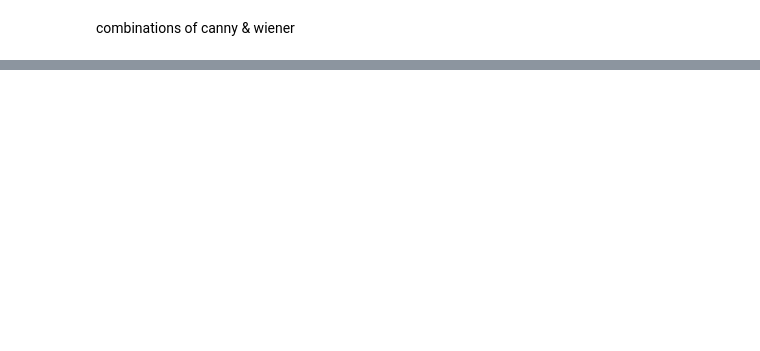
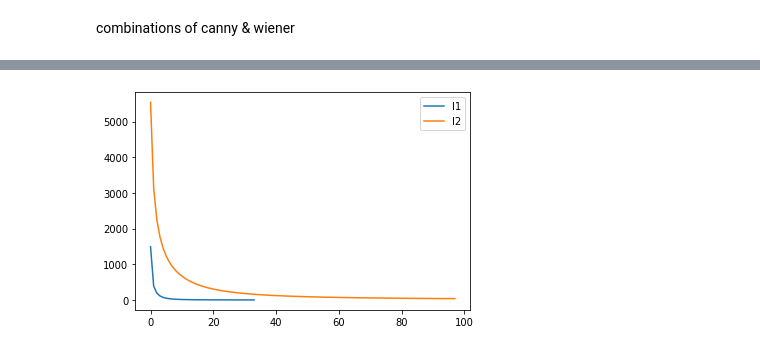
Before and after one commit to aSafarpoor/Traffic-Sign-Detection-DIPFinalProject-, a Jupyter notebook: BlurDeblur_v2.ipynb, the cells around one changed output, grey strips where cells are left out. Saved outputs shown, nothing was run; the diff lists cells and outputs as text; code cells hidden in the pictures; blank space fills up the shorter version.

```diff
--- a/BlurDeblur_v2.ipynb
+++ b/BlurDeblur_v2.ipynb
@@ -438,0 +540,36 @@ with open('cw2logs.pickle', 'wb') as handle:
+# %%
+cwlogs = {}
+
+cwlogs['cw_var'] = np.zeros(info['lenims'])
+cwlogs['cw_lap_var'] = np.zeros(info['lenims'])
+cwlogs['cw&original similarity'] = np.zeros(info['lenims'])
+cwlogs['cwin&original edge similarity'] = np.zeros(info['lenims'])
+
+
+for c, im_c in tqdm(enumerate(ims[:1])):
+    im = np.copy(im_c)
+    im -= im.min()
+    im = im/im.max()
+
+    wim = np.copy(wiener_ims[c])
+    wim -= im.min()
+    wim = im/im.max()
+
+    ksize = 3 #best kernell size that we found based on tests
+    kernel = np.ones((ksize,ksize))
+    #blur := bsample
+    blur_kernel = np.ones((3,3))
+    bsample = convolve2d(im,blur_kernel,'same')
+    bsample -=  bsample.min()
+    bsample =  bsample/bsample.max()
+
+    cwim = wim + feature.canny(bsample,sigma=3)
+    cwim[cwim>1]=1
+    cwim -= cwim.min()
+    cwim = cwim/cwim.max()
+
+    l1,current_image1 = iterator(np.copy(bsample),kernel,max_iter=100,least_loss=1)
+    l2,current_image_cwim = iterator(np.copy(bsample),kernel,max_iter=100,least_loss=1,current_image=cwim)
+
+    print(l1[-1])
+    print(l2[-1])
@@ -438,0 +585,7 @@ with open('cw2logs.pickle', 'wb') as handle:
+# %%
+plt.plot(l1[2:], label = 'l1')
+plt.plot(l2[2:], label = 'l2')
+plt.legend()
+plt.show()
+# %% [output]
+[figure, added]
```
Also changed, not shown: parts of 34 cells of this notebook.
